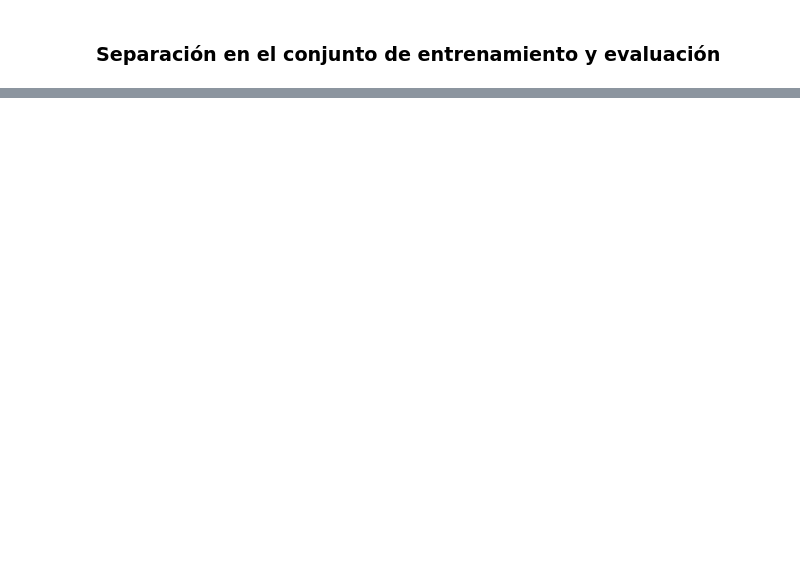
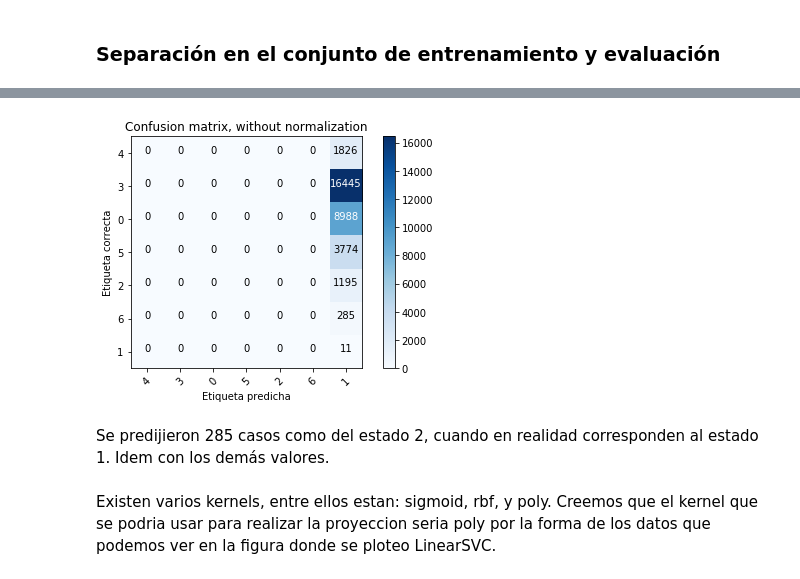
Before and after one commit to cnoeliachaves/diplodatos, a Jupyter notebook: mentoria/practico4.ipynb, the cells around one changed output, grey strips where cells are left out. Saved outputs shown, nothing was run; the diff lists cells and outputs as text; code cells hidden in the pictures; blank space fills up the shorter version.

```diff
--- a/mentoria/practico4.ipynb
+++ b/mentoria/practico4.ipynb
@@ -480,0 +603,4 @@ KeyError: "None of [Index(['receiver_zipcode'], dtype='object')] are in the [col
+# %%
+# Compute confusion matrix
+cnf_matrix = confusion_matrix(y_test['shipment_days_byclass'], U[:y_test.shape[0]])
+cnf_matrix
@@ -480,0 +625,22 @@ KeyError: "None of [Index(['receiver_zipcode'], dtype='object')] are in the [col
+# %%
+class_names={'0','1','2','3','4','5','6'}
+# %%
+# Plot non-normalized confusion matrix
+plt.figure()
+plot_confusion_matrix(cnf_matrix, classes=class_names,
+                      title='Confusion matrix, without normalization')
+#plot_confusion_matrix(cnf_matrix,
+#                      title='Confusion matrix, without normalization')
+
+# Plot normalized confusion matrix
+#plt.figure()
+#plot_confusion_matrix(cnf_matrix, classes=class_names, normalize=True,
+#                      title='Normalized confusion matrix')
+
+plt.show()
+# %% [output]
+[figure, added]
+# %% [markdown]
+Se predijieron 285 casos como del estado 2, cuando en realidad corresponden al estado 1. Idem con los demás valores.
+# %% [markdown]
+Existen varios kernels, entre ellos estan: sigmoid, rbf, y poly. Creemos que el kernel que se podria usar para realizar la proyeccion seria poly por la forma de los datos que podemos ver en la figura donde se ploteo LinearSVC.
```
Also changed, not shown: parts of 104 cells of this notebook.
